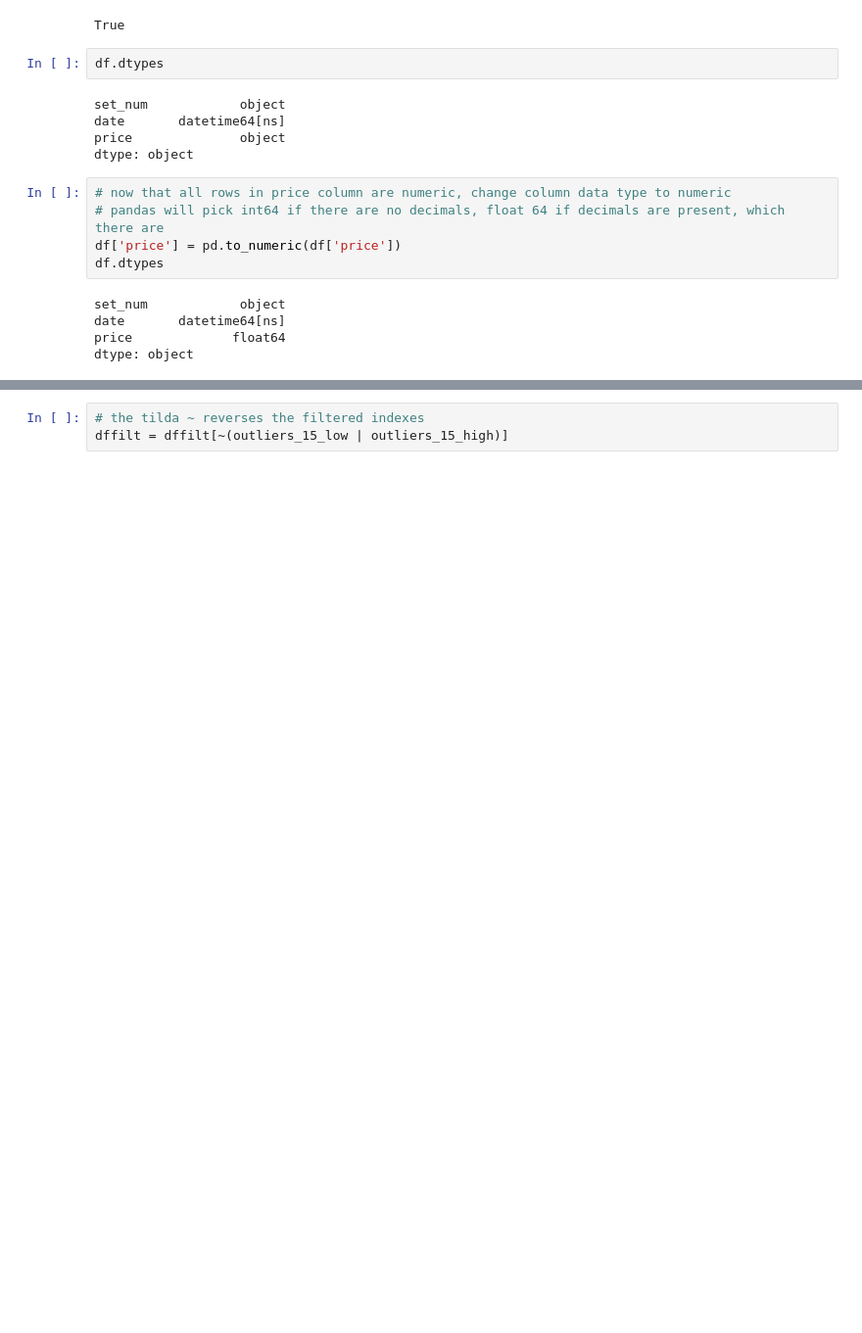
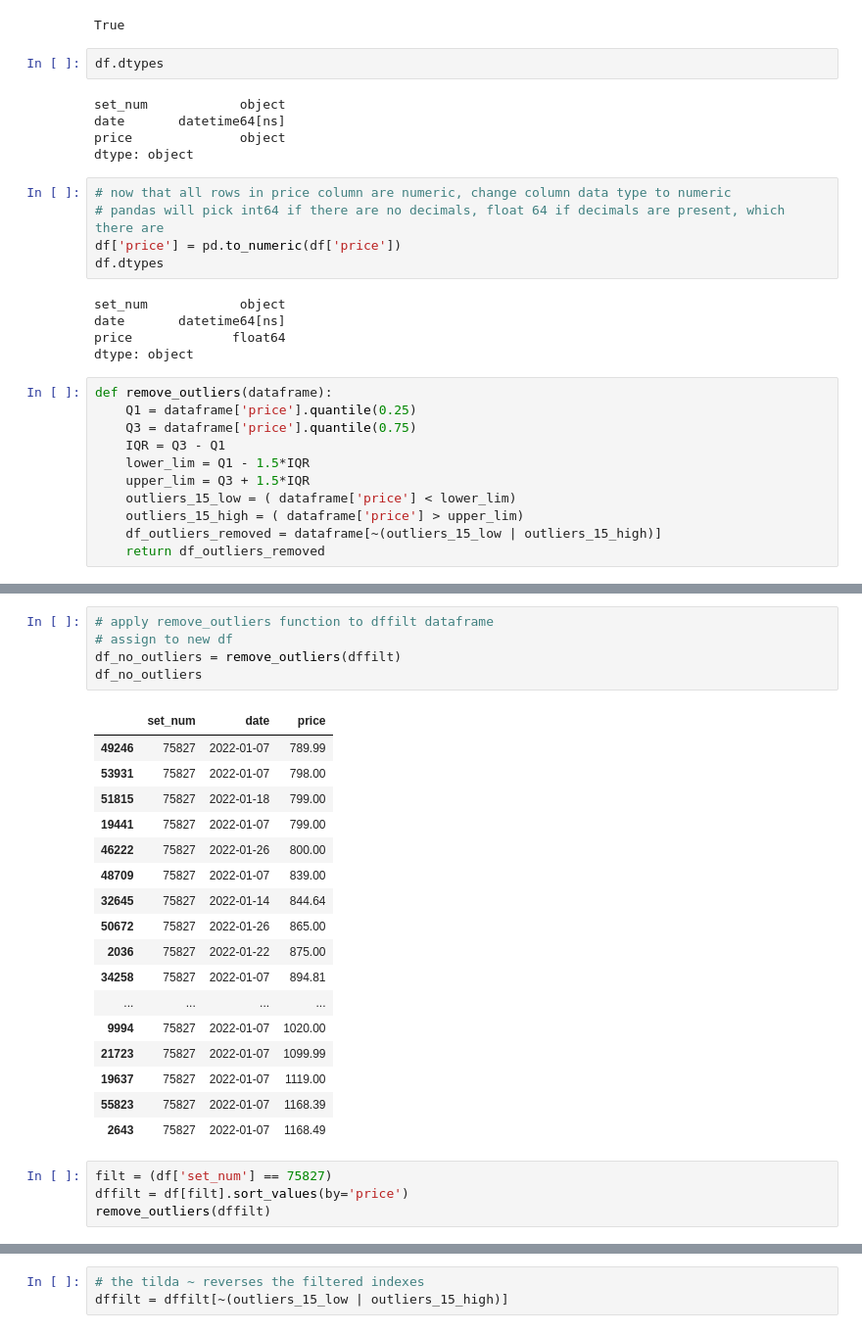
Before and after one commit to 33GuessSo88/EbayLegoWebscrape, a Jupyter notebook: Data Analysis/Lego_Data_Analysis.ipynb, the cells around one changed output, grey strips where cells are left out. Shown at 98% size. Cells and saved outputs as stored; diff of their text form; blank space fills up the shorter version.

```diff
--- a/Data Analysis/Lego_Data_Analysis.ipynb
+++ b/Data Analysis/Lego_Data_Analysis.ipynb
@@ -161,3 +153,14 @@ set_num            object
 date       datetime64[ns]
 price             float64
 dtype: object
+# %%
+def remove_outliers(dataframe):
+    Q1 = dataframe['price'].quantile(0.25)
+    Q3 = dataframe['price'].quantile(0.75)
+    IQR = Q3 - Q1
+    lower_lim = Q1 - 1.5*IQR
+    upper_lim = Q3 + 1.5*IQR
+    outliers_15_low = ( dataframe['price'] < lower_lim)
+    outliers_15_high = ( dataframe['price'] > upper_lim)
+    df_outliers_removed = dataframe[~(outliers_15_low | outliers_15_high)]
+    return df_outliers_removed
@@ -164,3 +206,30 @@ dtype: object
+# %%
+# apply remove_outliers function to dffilt dataframe
+# assign to new df
+df_no_outliers = remove_outliers(dffilt)
+df_no_outliers
+# %% [output]
+|  | set_num | date | price |
+| 49246 | 75827 | 2022-01-07 | 789.99 |
+| 53931 | 75827 | 2022-01-07 | 798.00 |
+| 51815 | 75827 | 2022-01-18 | 799.00 |
+| 19441 | 75827 | 2022-01-07 | 799.00 |
+| 46222 | 75827 | 2022-01-26 | 800.00 |
+| 48709 | 75827 | 2022-01-07 | 839.00 |
+| 32645 | 75827 | 2022-01-14 | 844.64 |
+| 50672 | 75827 | 2022-01-26 | 865.00 |
+| 2036 | 75827 | 2022-01-22 | 875.00 |
+| 34258 | 75827 | 2022-01-07 | 894.81 |
+| ... | ... | ... | ... |
+| 9994 | 75827 | 2022-01-07 | 1020.00 |
+| 21723 | 75827 | 2022-01-07 | 1099.99 |
+| 19637 | 75827 | 2022-01-07 | 1119.00 |
+| 55823 | 75827 | 2022-01-07 | 1168.39 |
+| 2643 | 75827 | 2022-01-07 | 1168.49 |
+# %%
+filt = (df['set_num'] == 75827)
+dffilt = df[filt].sort_values(by='price')
+remove_outliers(dffilt)
 # %%
 # lets take a look at just the ghostbusters set data
 filt = (df['set_num'] == 75827)
```
Also changed, not shown: parts of 28 cells of this notebook.
